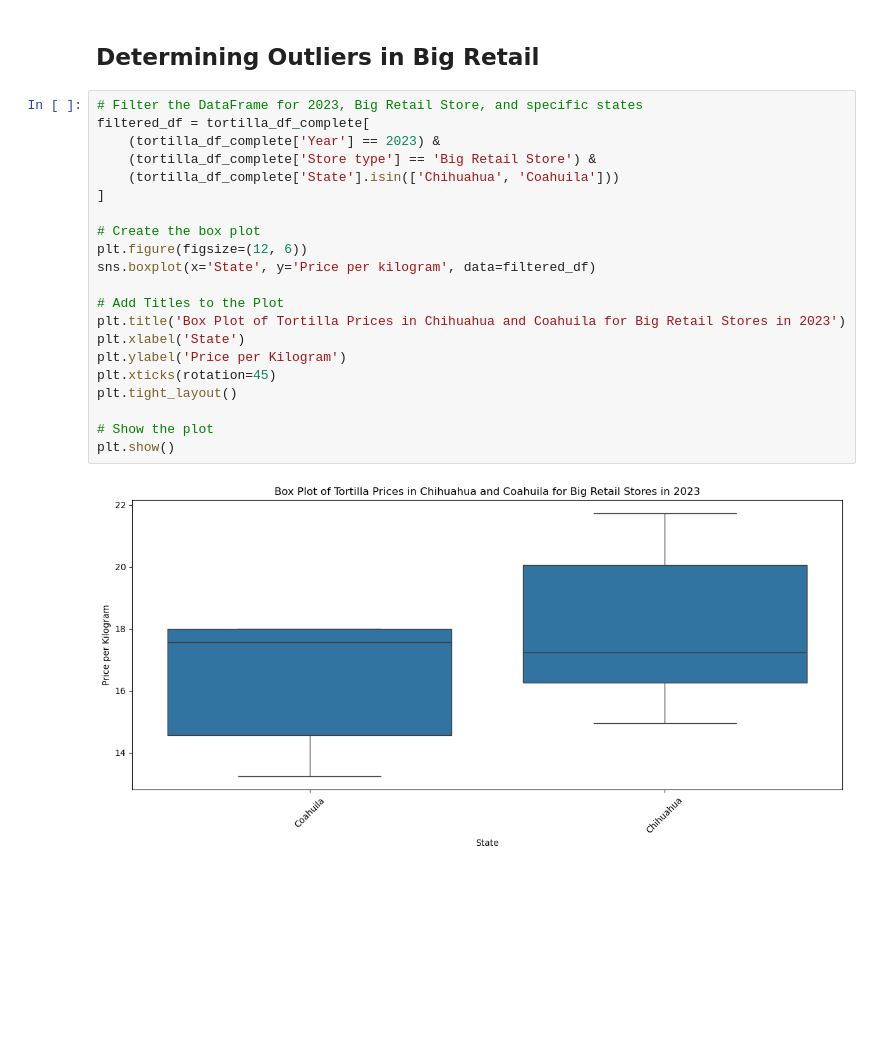
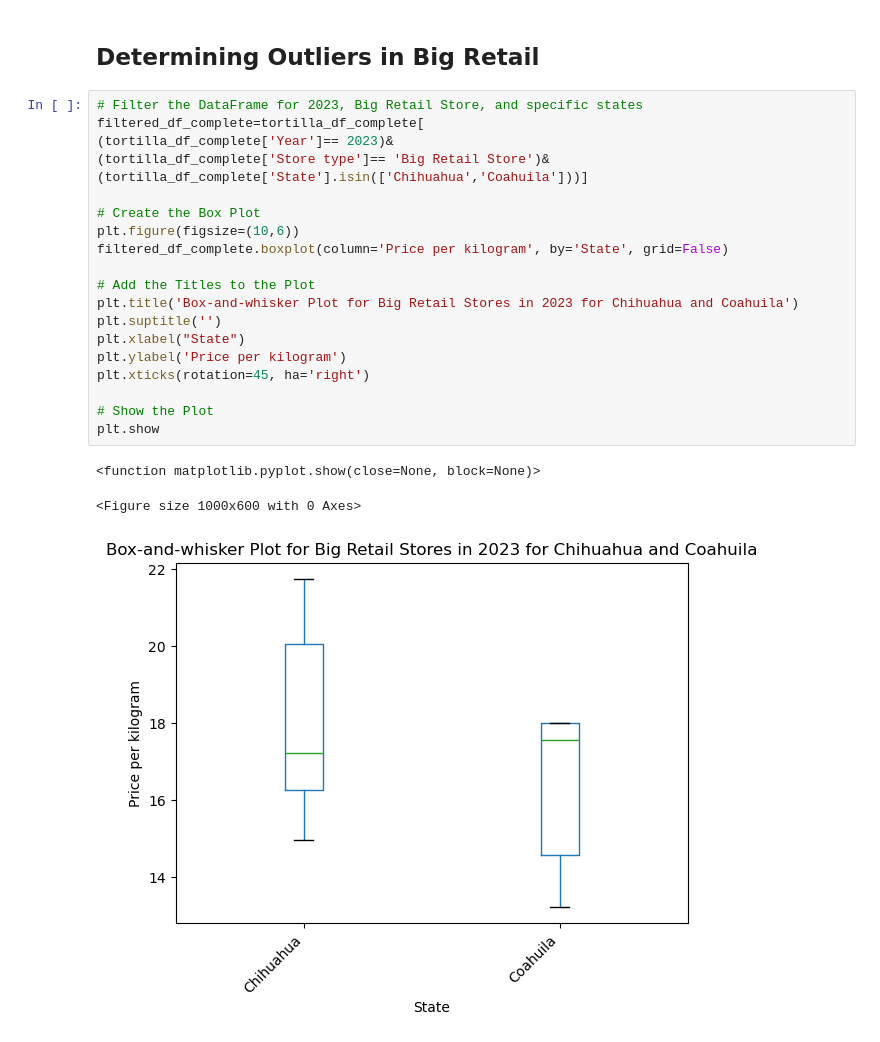
Before and after one commit to AzaniaHH/Tortillas-Project, a Jupyter notebook: tortilla_prices.ipynb, the cells around one changed output. Saved outputs shown, nothing was run; the diff lists cells and outputs as text; blank space fills up the shorter version.

Commit message:
updated box plot code

```diff
--- a/tortilla_prices.ipynb
+++ b/tortilla_prices.ipynb
@@ -302,24 +302,25 @@ plt.show()
 ## Determining Outliers in Big Retail
 # %%
 # Filter the DataFrame for 2023, Big Retail Store, and specific states
-filtered_df = tortilla_df_complete[
-    (tortilla_df_complete['Year'] == 2023) &
-    (tortilla_df_complete['Store type'] == 'Big Retail Store') &
-    (tortilla_df_complete['State'].isin(['Chihuahua', 'Coahuila']))
-]
+filtered_df_complete=tortilla_df_complete[
+(tortilla_df_complete['Year']== 2023)&
+(tortilla_df_complete['Store type']== 'Big Retail Store')&
+(tortilla_df_complete['State'].isin(['Chihuahua','Coahuila']))]
 
-# Create the box plot
-plt.figure(figsize=(12, 6))
-sns.boxplot(x='State', y='Price per kilogram', data=filtered_df)
+# Create the Box Plot
+plt.figure(figsize=(10,6))
+filtered_df_complete.boxplot(column='Price per kilogram', by='State', grid=False)
 
-# Add Titles to the Plot
-plt.title('Box Plot of Tortilla Prices in Chihuahua and Coahuila for Big Retail Stores in 2023')
-plt.xlabel('State')
-plt.ylabel('Price per Kilogram')
-plt.xticks(rotation=45)
-plt.tight_layout()
+# Add the Titles to the Plot
+plt.title('Box-and-whisker Plot for Big Retail Stores in 2023 for Chihuahua and Coahuila')
+plt.suptitle('')
+plt.xlabel("State")
+plt.ylabel('Price per kilogram')
+plt.xticks(rotation=45, ha='right')
 
-# Show the plot
-plt.show()
+# Show the Plot
+plt.show
 # %% [output]
+<function matplotlib.pyplot.show(close=None, block=None)>
+<Figure size 1000x600 with 0 Axes>
-[figure, old version]
+[figure, new version]
```
